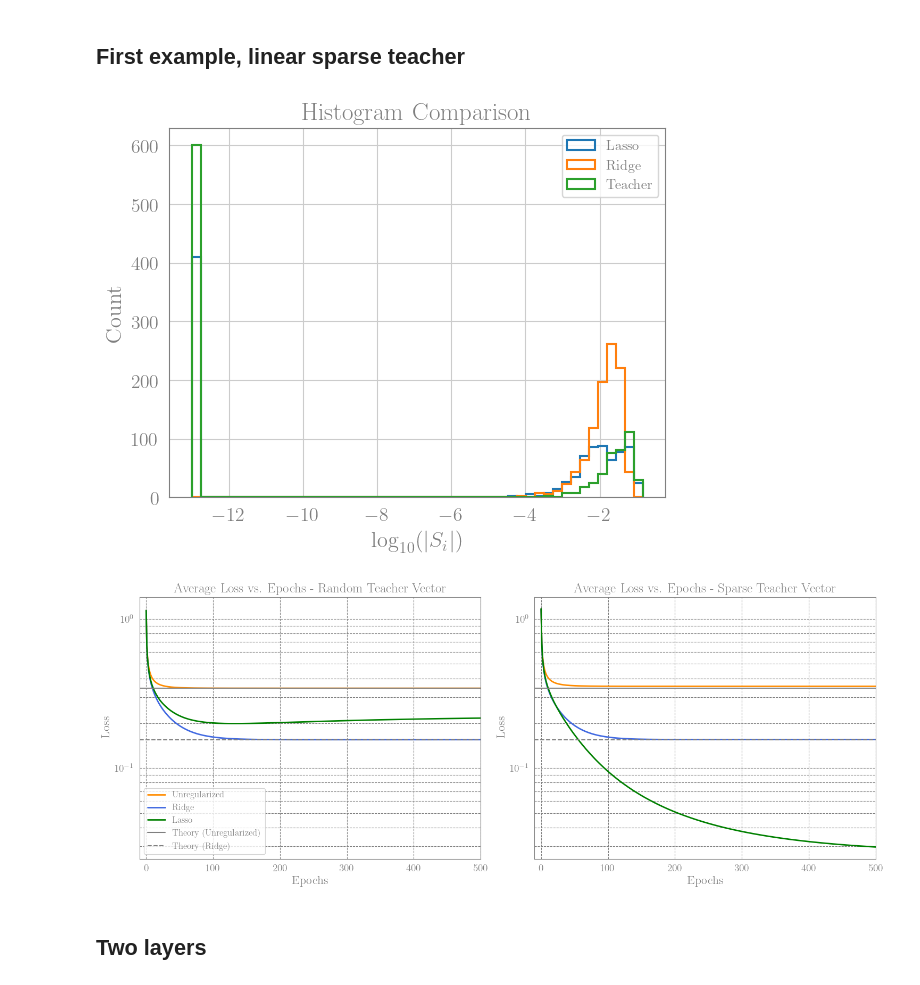
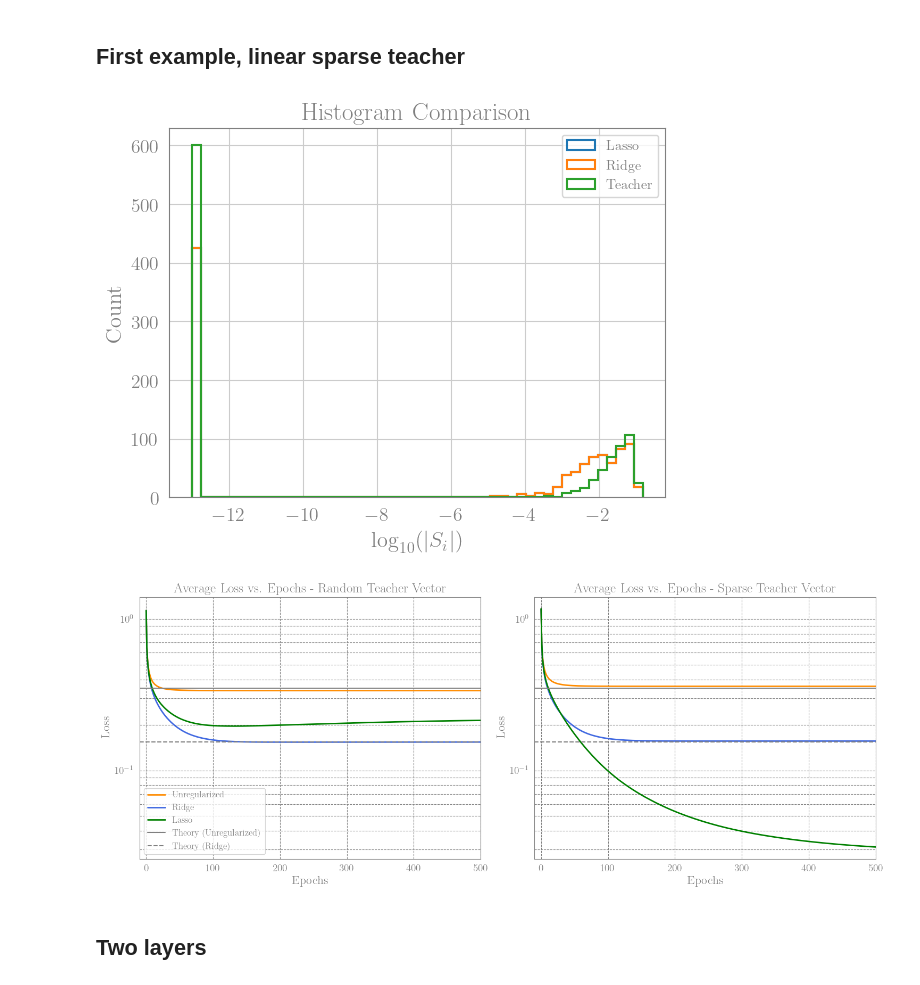
Before and after one commit to Nadav-out/Blog_related, a Jupyter notebook: Generalization_toys_II.ipynb, the cells around one changed output. Saved outputs shown, nothing was run; the diff lists cells and outputs as text; code cells hidden in the pictures.

```diff
--- a/Generalization_toys_II.ipynb
+++ b/Generalization_toys_II.ipynb
@@ -27,11 +27,14 @@ plt.rcParams['xtick.color'] = text_and_line_color
 plt.rcParams['ytick.color'] = text_and_line_color
 plt.rcParams['axes.edgecolor'] = text_and_line_color
 # %%
-# L_1 Optimizer
+### L1 SGD
+
+
 class SGD_L1(torch.optim.SGD):
-    def __init__(self, params, l1_lambda=0.01, *args, **kwargs):
-        super(SGD_L1, self).__init__(params, *args, **kwargs)
+    def __init__(self, params, l1_lambda=0.01,weight_decay=0, *args, **kwargs):
+        super(SGD_L1, self).__init__(params,weight_decay=0, *args, **kwargs)
         self.l1_lambda = l1_lambda
+        self.WD=weight_decay
 
     @torch.no_grad()
     def step(self, closure=None):
@@ -40,8 +43,11 @@ class SGD_L1(torch.optim.SGD):
 
         # Soft thresholding
         for group in self.param_groups:
+            lr = group['lr']
             for p in group['params']:
-                p.data = torch.sign(p.data) * torch.clamp(torch.abs(p.data) - self.l1_lambda, min=0)
+                p.data = torch.sign(p.data) * torch.clamp(torch.abs(p.data) - self.l1_lambda * lr, min=0)
+                p.data /=(1+lr*self.WD)
+                # p.data /=1+self.l1_lambda * lr/torch.abs(p.data)
 
         return loss
 # %% [markdown]
@@ -199,36 +205,38 @@ def train_model(num_runs=100, epochs=500, sparse_teacher=False, lr_L1=0.4,l1_lam
         for method in loss_histories.keys():
             loss_histories[method].append(loss_histories_for_run[method])
 
-    return loss_histories, S_SGD_L1, T
+    return loss_histories, S_SGD_L1, T,Si
 # %%
-loss_histories_random,_,_=train_model(num_runs=100, epochs=500, sparse_teacher=False, lr_L1=0.4,l1_lambda=0.0005)
-loss_histories_sparse, S_f, T=train_model(num_runs=100, epochs=500, sparse_teacher=True, lr_L1=0.4,l1_lambda=0.0005)
+loss_histories_random,_,_,_=train_model(num_runs=10, epochs=500, sparse_teacher=False, lr_L1=0.4,l1_lambda=0.0012)
+loss_histories_sparse, S_f, T, Si=train_model(num_runs=10, epochs=500, sparse_teacher=True, lr_L1=0.4,l1_lambda=0.0012)
 # %%
 # Define your data
 data1 = torch.log10(torch.abs(S_f)+1e-13).detach().numpy()
-data2 = torch.log10(torch.abs(S_WD)+1e-13).detach().numpy()
+# data2 = torch.log10(torch.abs(S_WD)+1e-13).detach().numpy()
 data3 = torch.log10(torch.abs(T)+1e-13).detach().numpy()
 
 # Create the histogram for the first dataset and collect the bin edges
 n, bins, patches = plt.hist(data1, 50, histtype='step', linewidth=1.5, label='Lasso')
 
 # Use the collected bin edges for the second histogram
-plt.hist(data2, bins=bins, histtype='step', linewidth=1.5, label='Ridge')
+plt.hist(data1, bins=bins, histtype='step', linewidth=1.5, label='Ridge')
 plt.hist(data3, bins=bins, histtype='step', linewidth=1.5, label='Teacher')
 
 # Other plot settings
 plt.legend(loc='upper right')
 plt.xlabel(r'$\log_{10}(|S_i|)$')
 plt.ylabel('Count')
 plt.title('Histogram Comparison')
 
 plt.show()
 # %% [output]
-[figure, old version]
+[figure, new version]
 # %%
 # Assuming you have avg_loss_histories_random computed as well
 avg_loss_histories_sparse = {method: np.mean(loss_histories_sparse[method], axis=0) for method in loss_histories_sparse}
 avg_loss_histories_random = {method: np.mean(loss_histories_random[method], axis=0) for method in loss_histories_random}
+
+q = 7/10        # Fraction of training data (N_tr=q*n)
 
 colors = {
     "no_WD": "darkorange",
@@ -251,7 +259,7 @@ labels = {
 text_and_line_color = "gray"
 order = ["no_WD", "WD", "SGD_L1"]
 
-fig, axs = plt.subplots(1, 2, figsize=(15, 6))
+fig, axs = plt.subplots(1, 2, figsize=(16, 8))
 
 # Plot for Random Teacher
 for method in order:
@@ -287,10 +295,10 @@ axs[0].set_ylim(*axs[1].get_ylim())
 
 plt.tight_layout()
 
-plt.savefig('/Users/nadavoutmezguine/Library/CloudStorage/Dropbox/Mac/Documents/Nadav-out.github.io/assets/images/gen_linear_sparse.png', dpi=300, bbox_inches='tight', transparent=True)
+# plt.savefig('/Users/nadavoutmezguine/Library/CloudStorage/Dropbox/Mac/Documents/Nadav-out.github.io/assets/images/gen_linear_sparse.png', dpi=300, bbox_inches='tight', transparent=True)
 
 plt.show()
 # %% [output]
-[figure, old version]
+[figure, new version]
 # %% [markdown]
 ## Two layers
```
Also changed, not shown: parts of 12 cells of this notebook.
